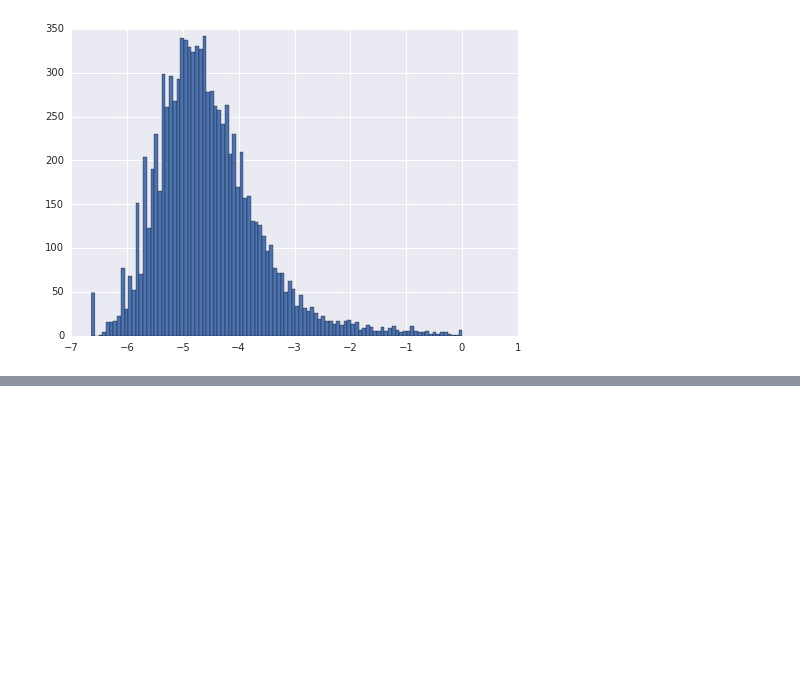
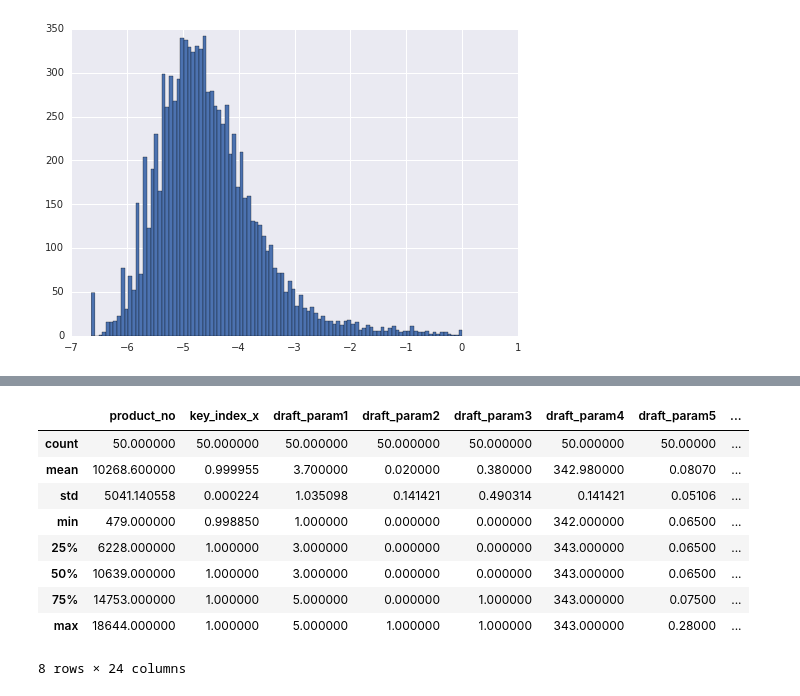
Before and after one commit to mofhu/tianchi-production-QC, a Jupyter notebook: read-csv.ipynb, the cells around one changed output, grey strips where cells are left out. Cells and saved outputs as stored; diff of their text form; code cells hidden in the pictures; blank space fills up the shorter version.

```diff
--- a/read-csv.ipynb
+++ b/read-csv.ipynb
@@ -299,0 +317,13 @@ np.log2(1.01 - draft_data.key_index).hist(bins=100)
+# %%
+top50.describe()
+# %% [output]
+|  | product_no | key_index_x | draft_param1 | draft_param2 | draft_param3 | draft_param4 | draft_param5 | ... |
+| count | 50.000000 | 50.000000 | 50.000000 | 50.000000 | 50.000000 | 50.000000 | 50.00000 | ... |
+| mean | 10268.600000 | 0.999955 | 3.700000 | 0.020000 | 0.380000 | 342.980000 | 0.08070 | ... |
+| std | 5041.140558 | 0.000224 | 1.035098 | 0.141421 | 0.490314 | 0.141421 | 0.05106 | ... |
+| min | 479.000000 | 0.998850 | 1.000000 | 0.000000 | 0.000000 | 342.000000 | 0.06500 | ... |
+| 25% | 6228.000000 | 1.000000 | 3.000000 | 0.000000 | 0.000000 | 343.000000 | 0.06500 | ... |
+| 50% | 10639.000000 | 1.000000 | 3.000000 | 0.000000 | 0.000000 | 343.000000 | 0.06500 | ... |
+| 75% | 14753.000000 | 1.000000 | 5.000000 | 0.000000 | 1.000000 | 343.000000 | 0.07500 | ... |
+| max | 18644.000000 | 1.000000 | 5.000000 | 1.000000 | 1.000000 | 343.000000 | 0.28000 | ... |
+8 rows × 24 columns
```
Also changed, not shown: parts of 9 cells of this notebook, 4 other files.
